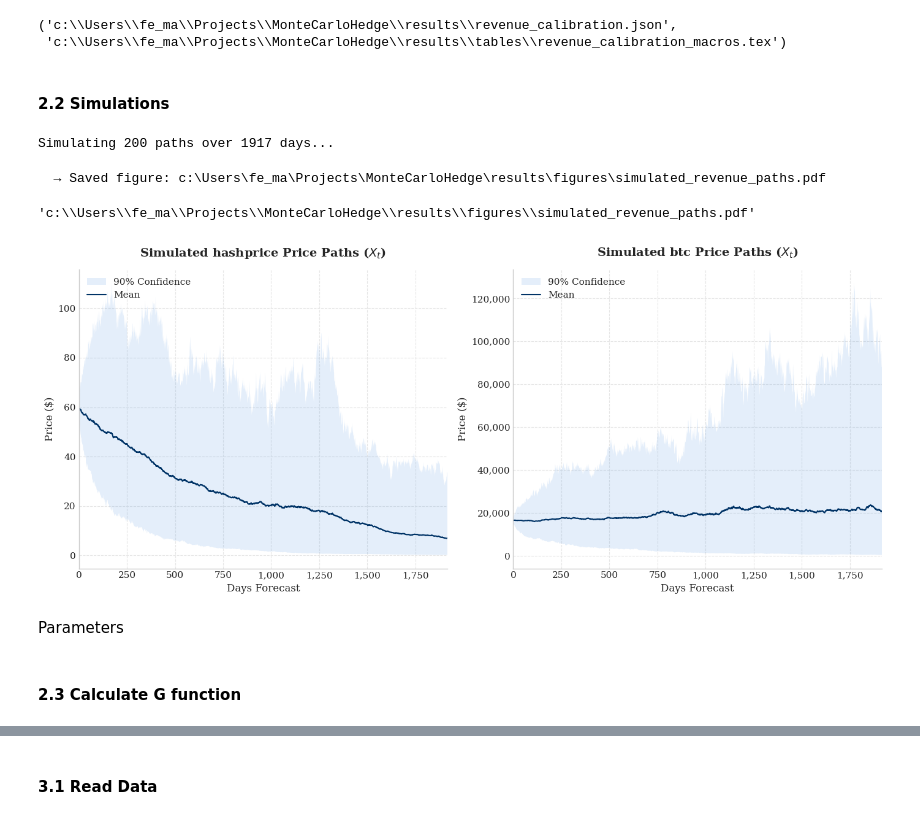
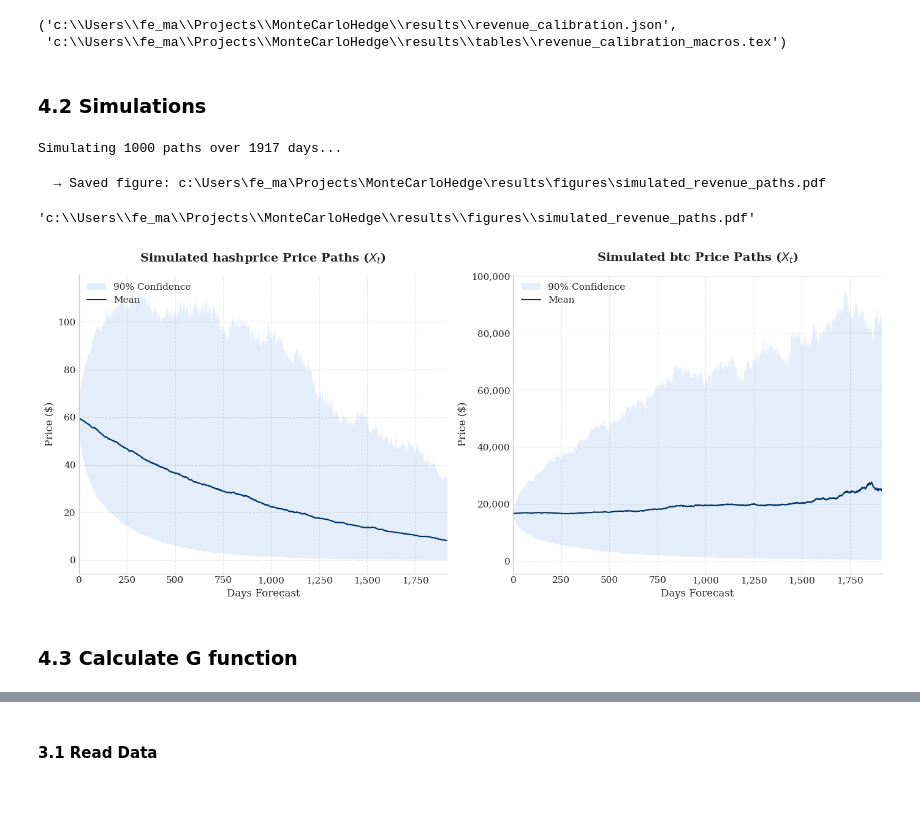
Before and after one commit to amacias-afma/montecarlohedge, a Jupyter notebook: notebooks/main.ipynb, the cells around one changed output, grey strips where cells are left out. Drawn from its saved outputs; the diff is of its cells as text; code cells hidden in the pictures.

Commit message:
improving calculate of G

```diff
--- a/notebooks/main.ipynb
+++ b/notebooks/main.ipynb
@@ -280,0 +304,5 @@ Before valuing this option, we must analyze the historical behavior of $X_t$ and
+# %%
+n_simulations = 1000
+n_days_forecast = other_parameters['projection_horizon']
+
+n_train_days = 5 * 365
@@ -285,24 +322,3 @@ df_data = rd.read_data(data_path=data_path, is_electricity_constant=True)
-# %%
-# Load Data (Now with Yahoo Finance online fetching enabled)
-# Start date is set, end_date=None means it will fetch up to "Today"
-df_data = rd.read_data(
-    data_path=data_path,
-    is_electricity_constant=False,
-    use_online_data=True,         # Set to False if you want to use purely local CSVs again
-    start_date='2020-01-01'       # Adjust as needed to match your Hashprice CSV
-)
-
-# Filter for Training Period (Ensure valuation_date is set properly)
-valuation_date = df_data.index[-1] # Automatically set valuation to the most recent day downloaded
-n_train_days = 1000
-
-df_train = df_data[valuation_date - dt.timedelta(days=n_train_days): valuation_date]
-print(f"Loaded {len(df_train)} days of market data ending on {valuation_date.date()}")
-# %%
-n_simulations = 200
-n_days_forecast = other_parameters['projection_horizon']
-
-n_train_days = 5 * 365
 # %%
 # --- 1. Load & Analyze Historical Data ---
 # We load the data to calibrate our simulation
@@ -346,7 +365,7 @@ Annual Volatility (Hashprice): 74.85%
 ('c:\\Users\\fe_ma\\Projects\\MonteCarloHedge\\results\\revenue_calibration.json',
  'c:\\Users\\fe_ma\\Projects\\MonteCarloHedge\\results\\tables\\revenue_calibration_macros.tex')
 # %% [markdown]
-#### 2.2 Simulations
+### 4.2 Simulations
 # %%
 # --- 2. Simulation (Stochastic Revenue) ---
 # We simulate thousands of potential future paths for X and Z
@@ -367,37 +386,27 @@ sim_results = sm.simulate_multivariate_with_electricity(
 )
 price_simulations = sm.convert_to_price(sim_results, df_train)
 # %% [output]
-Simulating 200 paths over 1917 days...
+Simulating 1000 paths over 1917 days...
 # %%
-# Convert log-returns to Price Paths
-projection_horizon = other_parameters['projection_horizon']
-list_dates = list_dates = [valuation_date + dt.timedelta(days=i) for i in range(projection_horizon + 1)]
-
-prices = {}
-for name, price in price_simulations.items():
-    prices[name] = pd.DataFrame(price_simulations[name], columns=list_dates)
-
 # --- 3. Visualization: Simulation Fan Charts ---
 # We plot the 50% (median) and 90% confidence intervals to show the risk range.
 
 fig, axes = plt.subplots(1, 2, figsize=(14, 6))
 
-for i, name in enumerate(prices):
+for i, name in enumerate(price_simulations):
     # Plot BTC Simulation
     vs.plot_distribution(
         x_values=np.arange(n_days_forecast + 1),
-        data=prices[name],
+        data=price_simulations[name],
         title=f"Simulated {name} Price Paths ($X_t$)",
         ylabel="Price ($)",
         xlabel="Days Forecast",
         ax=axes[i]
     )
 
 plt.tight_layout()
 export_figure(fig, "simulated_revenue_paths")
 # %% [output]
   → Saved figure: c:\Users\fe_ma\Projects\MonteCarloHedge\results\figures\simulated_revenue_paths.pdf
 'c:\\Users\\fe_ma\\Projects\\MonteCarloHedge\\results\\figures\\simulated_revenue_paths.pdf'
-[figure, old version]
+[figure, new version]
-# %% [markdown]
-Parameters
@@ -410,2 +447,2 @@ other_parameters['delta_time'] = 1 / 365.25
 # %% [markdown]
-#### 2.3 Calculate G function
+### 4.3 Calculate G function
```
Also changed, not shown: parts of 51 cells of this notebook, 52 other files.
